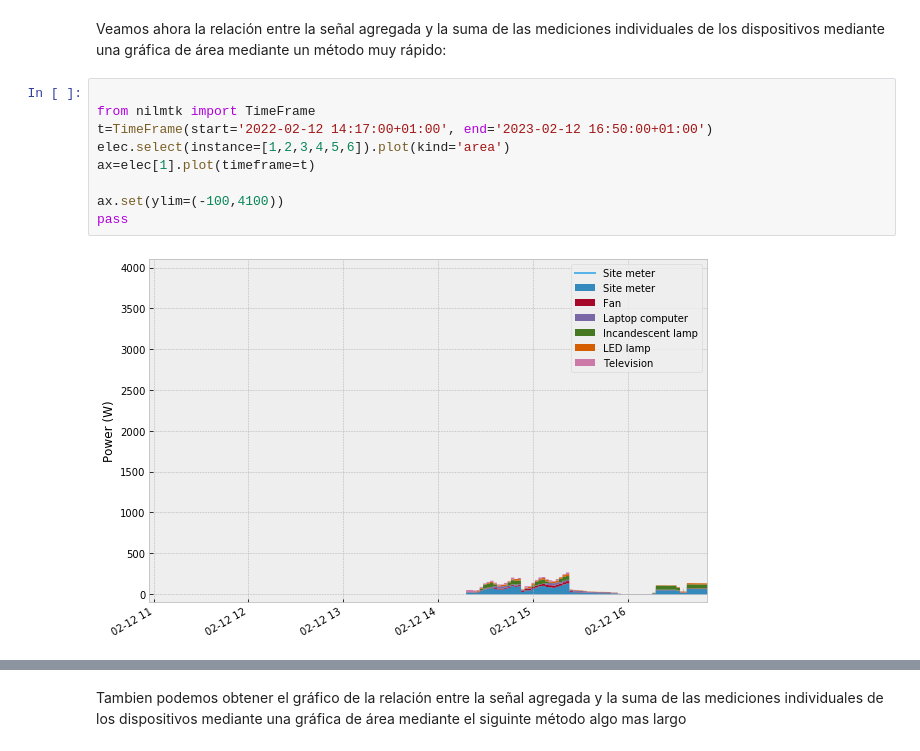
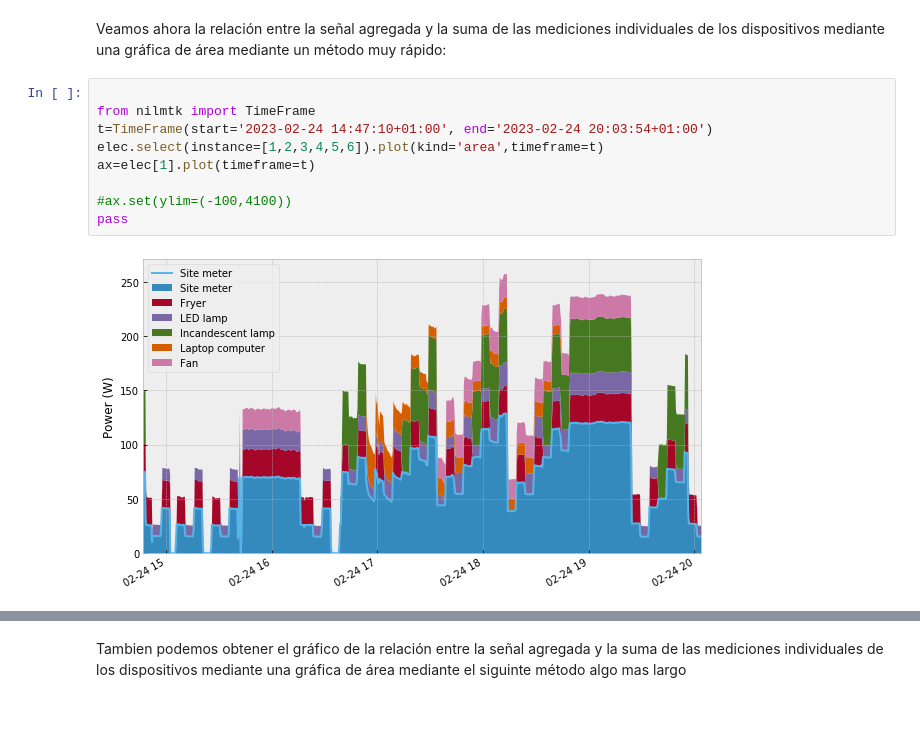
Before and after one commit to crn565/OMPM, a Jupyter notebook: 3.- ANALISIS Y ESTADISTICAS.ipynb, the cells around one changed output, grey strips where cells are left out. Drawn from its saved outputs; the diff is of its cells as text; blank space fills up the shorter version.

```diff
--- a/3.- ANALISIS Y ESTADISTICAS.ipynb
+++ b/3.- ANALISIS Y ESTADISTICAS.ipynb
@@ -83,14 +81,14 @@ Veamos ahora la relación entre la señal agregada y la suma de las mediciones i
 # %%
 
 from nilmtk import TimeFrame
-t=TimeFrame(start='2022-02-12 14:17:00+01:00', end='2023-02-12 16:50:00+01:00')
-elec.select(instance=[1,2,3,4,5,6]).plot(kind='area')
+t=TimeFrame(start='2023-02-24 14:47:10+01:00', end='2023-02-24 20:03:54+01:00')
+elec.select(instance=[1,2,3,4,5,6]).plot(kind='area',timeframe=t)
 ax=elec[1].plot(timeframe=t)
 
-ax.set(ylim=(-100,4100))
+#ax.set(ylim=(-100,4100))
 pass
 # %% [output]
-[figure, old version]
+[figure, new version]
 # %%
 colors_2[:6]
 # %% [output]
```
Also changed, not shown: parts of 19 cells of this notebook, 6 other files.
